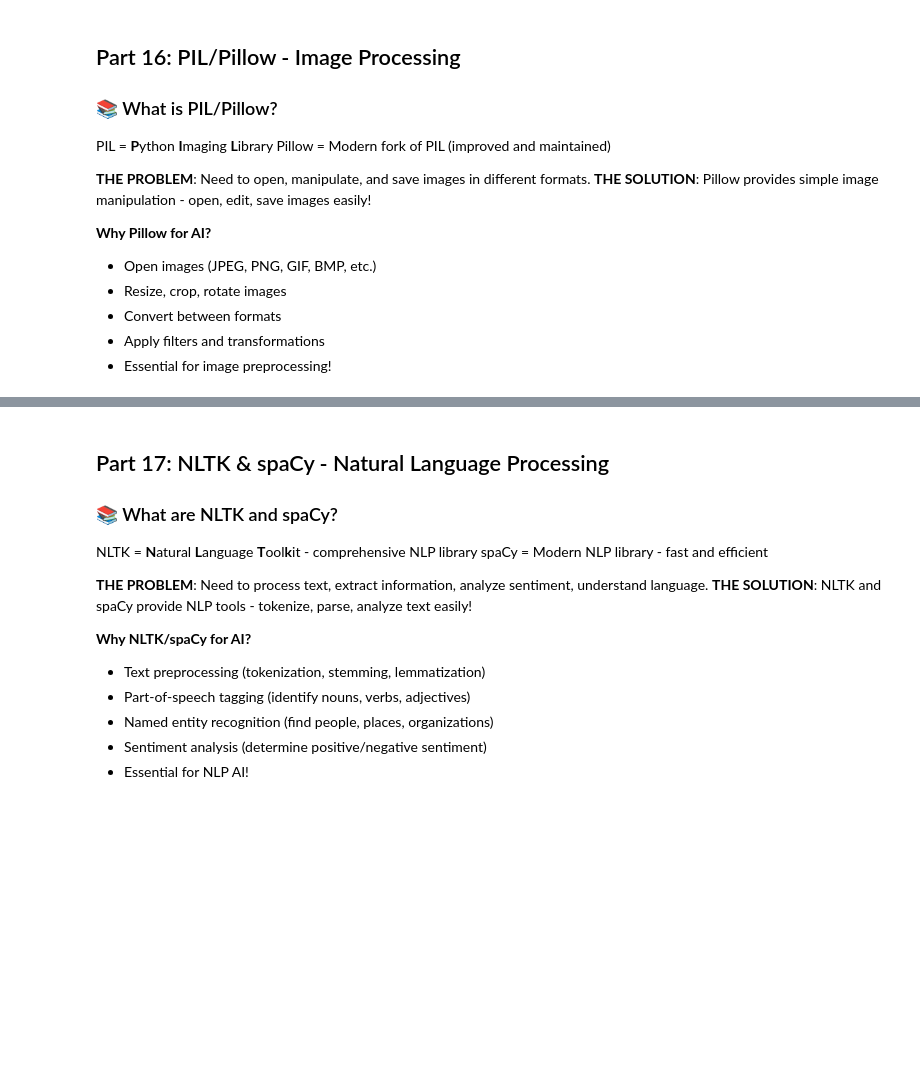
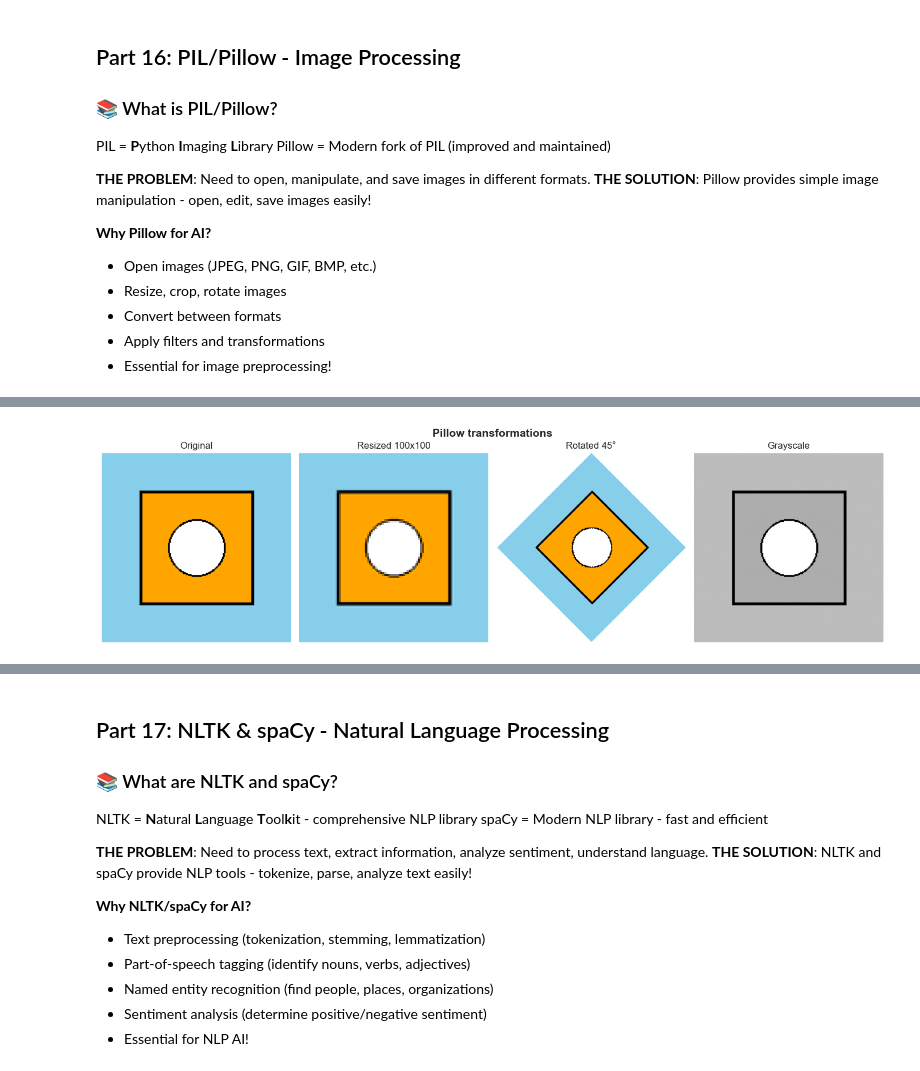
Before and after one commit to A-Alwabel/AI-Diploma-Program, a Jupyter notebook: Course 02/unit1-search-algorithms/examples/01_python_libraries_for_ai.ipynb, the cells around one changed output, grey strips where cells are left out. Saved outputs shown, nothing was run; the diff lists cells and outputs as text; code cells hidden in the pictures; blank space fills up the shorter version.

```diff
--- a/Course 02/unit1-search-algorithms/examples/01_python_libraries_for_ai.ipynb
+++ b/Course 02/unit1-search-algorithms/examples/01_python_libraries_for_ai.ipynb
@@ -3121,0 +3120,76 @@ AFTER: Pillow makes image processing SIMPLE!
+# %%
+# PIL/Pillow: Image Processing (Simple Alternative)
+# BEFORE: Hard to open, manipulate, save images
+# AFTER: Pillow makes image processing SIMPLE!
+
+from PIL import Image, ImageDraw, ImageFilter
+import numpy as np
+import matplotlib.pyplot as plt
+
+print("=" * 70)
+print("✅ AFTER: PIL/Pillow (Image Processing Made Easy)")
+print("=" * 70)
+print()
+
+# 1. Create an image from scratch (no file needed!)
+print("   🔹 Creating and Drawing:")
+img = Image.new('RGB', (200, 200), color='skyblue')     # Blank 200x200 image
+draw = ImageDraw.Draw(img)                              # Drawing handle
+draw.rectangle([40, 40, 160, 160], fill='orange', outline='black', width=3)
+draw.ellipse([70, 70, 130, 130], fill='white', outline='black', width=2)
+print(f"   Image.new('RGB', (200, 200))      -> size={img.size}, mode={img.mode}")
+print()
+
+# 2. The most common transformations (one-liners!)
+print("   🔹 Common Transformations:")
+resized = img.resize((100, 100))                        # Resize to model input size
+rotated = img.rotate(45, expand=True, fillcolor='white')  # Rotate (augmentation!)
+gray    = img.convert('L')                              # Convert to grayscale
+blurred = img.filter(ImageFilter.GaussianBlur(radius=3))  # Apply a filter
+cropped = img.crop((40, 40, 160, 160))                  # Crop a region
+print(f"   img.resize((100, 100))            -> size={resized.size}")
+print(f"   img.rotate(45, expand=True)       -> size={rotated.size}")
+print(f"   img.convert('L')  (grayscale)     -> mode={gray.mode}")
+print(f"   img.crop((40, 40, 160, 160))      -> size={cropped.size}")
+print(f"   img.filter(GaussianBlur(3))       -> blurred copy")
+print()
+
+# 3. Pillow <-> NumPy: the bridge into ML pipelines
+print("   🔹 Pillow <-> NumPy (the bridge to ML!):")
+arr = np.array(img)                                     # Image -> array
+print(f"   np.array(img)                     -> shape={arr.shape}, dtype={arr.dtype}")
+back = Image.fromarray(arr)                             # Array -> image
+print(f"   Image.fromarray(arr)              -> size={back.size}, mode={back.mode}")
+print()
+
+# 4. Save and open (round-trip through an in-memory PNG - no files needed)
+print("   🔹 Save and Open:")
+from io import BytesIO
+buffer = BytesIO()
+img.save(buffer, format='PNG')                          # Save (same as img.save('out.png'))
+buffer.seek(0)
+reopened = Image.open(buffer)                           # Open (same as Image.open('out.png'))
+print(f"   img.save(..., 'PNG')              -> wrote {buffer.getbuffer().nbytes} bytes")
+print(f"   Image.open(...)                   -> size={reopened.size}, format={reopened.format}")
+print()
+
+# Show the results side by side
+fig, axes = plt.subplots(1, 4, figsize=(14, 4))
+for ax, (title, im) in zip(axes, [('Original', img), ('Resized 100x100', resized),
+                                  ('Rotated 45°', rotated), ('Grayscale', gray)]):
+    ax.imshow(im, cmap='gray' if im.mode == 'L' else None)
+    ax.set_title(title)
+    ax.axis('off')
+plt.suptitle('Pillow transformations', fontsize=14, fontweight='bold')
+plt.tight_layout()
+plt.show()
+
+print("🔗 HOW THIS HELPS IN AI:")
+print("   • Preprocessing: resize/crop images to the input size a model expects")
+print("   • Augmentation: rotations, flips, filters create extra training data")
+print("   • Conversion: PIL image <-> NumPy array feeds computer-vision pipelines")
+print()
+print("📊 BEFORE vs AFTER:")
+print("   BEFORE: Manual byte-level image handling → hard, error-prone")
+print("   AFTER: Pillow one-liners → open, edit, convert, save easily!")
+# %% [output]
@@ -3121,0 +3213 @@ AFTER: Pillow makes image processing SIMPLE!
+[figure, added]
```
Also changed, not shown: parts of 6 cells of this notebook, 17 other files.
